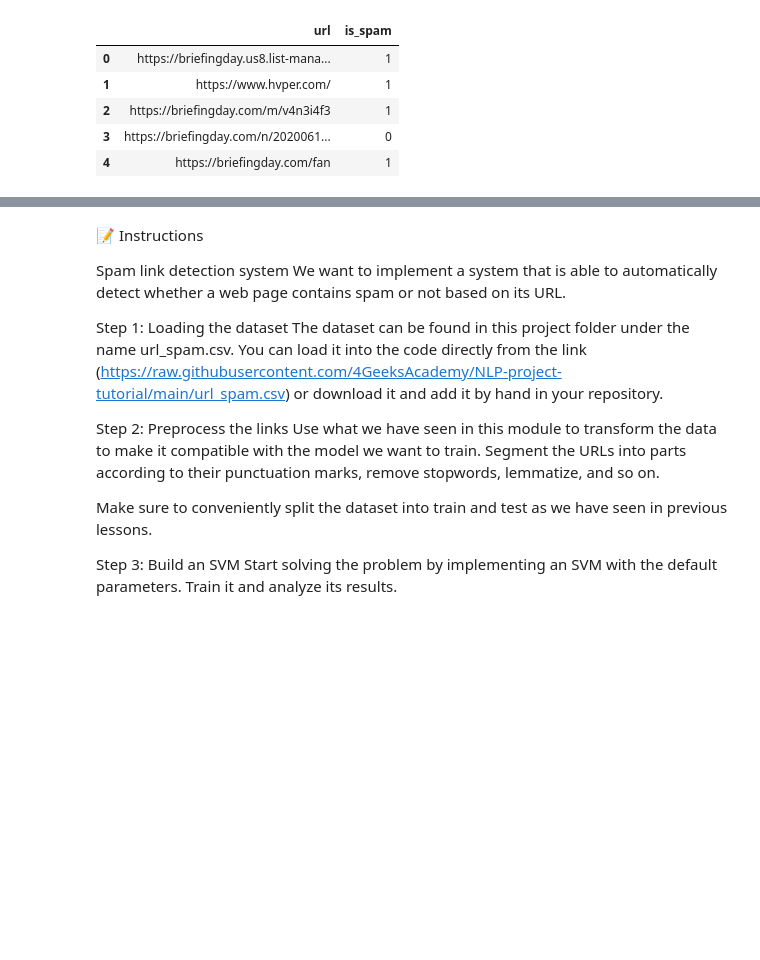
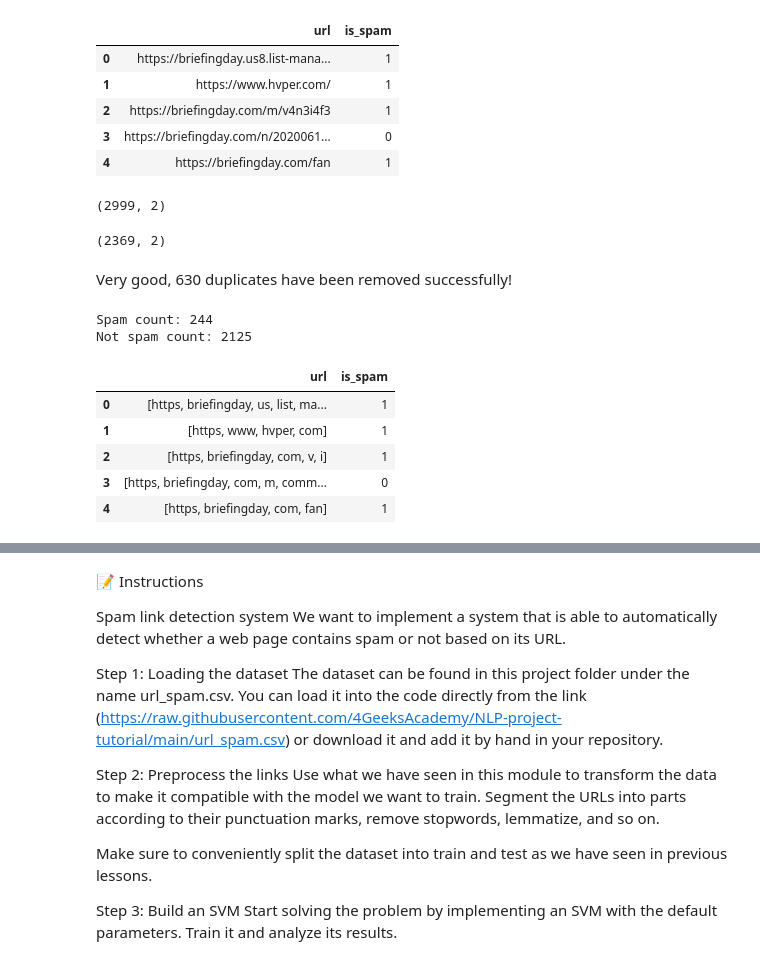
Before and after one commit to 4GeeksAcademy/Kransky_85_NLP-Project, a Jupyter notebook: src/explore.ipynb, the cells around one changed output, grey strips where cells are left out. Drawn from its saved outputs; the diff is of its cells as text; code cells hidden in the pictures; blank space fills up the shorter version.

```diff
--- a/src/explore.ipynb
+++ b/src/explore.ipynb
@@ -24,3 +24,53 @@ total_data.head()
 | 2 | https://briefingday.com/m/v4n3i4f3 | 1 |
 | 3 | https://briefingday.com/n/2020061... | 0 |
 | 4 | https://briefingday.com/fan | 1 |
+# %%
+# Checking to see if any duplicates exist in the dataset
+
+print(total_data.shape)
+total_data = total_data.drop_duplicates()
+total_data = total_data.reset_index(inplace = False, drop = True)
+total_data.shape
+# %% [output]
+(2999, 2)
+(2369, 2)
+# %% [markdown]
+Very good, 630 duplicates have been removed successfully!
+# %%
+# Analyzing the number of URLs labeled as spam and not spam
+
+print(f"Spam count: {len(total_data.loc[total_data.is_spam == 1])}")
+print(f"Not spam count: {len(total_data.loc[total_data.is_spam == 0])}")
+# %% [output]
+Spam count: 244
+Not spam count: 2125
+# %%
+# Starting the preproccessing for the NLP (text processing)
+
+import regex as re
+
+def preprocess_text(text):
+    # Remove any character that is not a letter (a-z) or white space ( )
+    text = re.sub(r'[^a-z ]', " ", text)
+
+    # Remove white spaces
+    text = re.sub(r'\s+[a-zA-Z]\s+', " ", text)
+    text = re.sub(r'\^[a-zA-Z]\s+', " ", text)
+
+    # Multiple white spaces into one
+    text = re.sub(r'\s+', " ", text.lower())
+
+    # Remove tags
+    text = re.sub("&lt;/?.*?&gt;"," &lt;&gt; ", text)
+
+    return text.split()
+
+total_data["url"] = total_data["url"].apply(preprocess_text)
+total_data.head()
+# %% [output]
+|  | url | is_spam |
+| 0 | [https, briefingday, us, list, ma... | 1 |
+| 1 | [https, www, hvper, com] | 1 |
+| 2 | [https, briefingday, com, v, i] | 1 |
+| 3 | [https, briefingday, com, m, comm... | 0 |
+| 4 | [https, briefingday, com, fan] | 1 |
```
Also changed, not shown: parts of 5 cells of this notebook.
